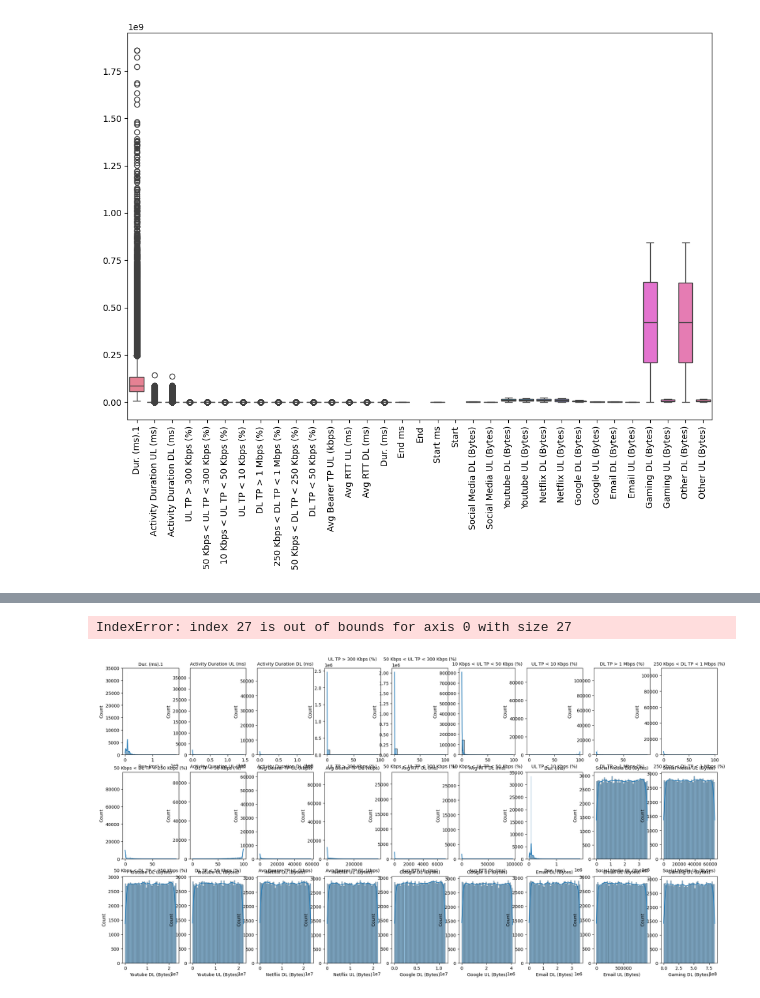
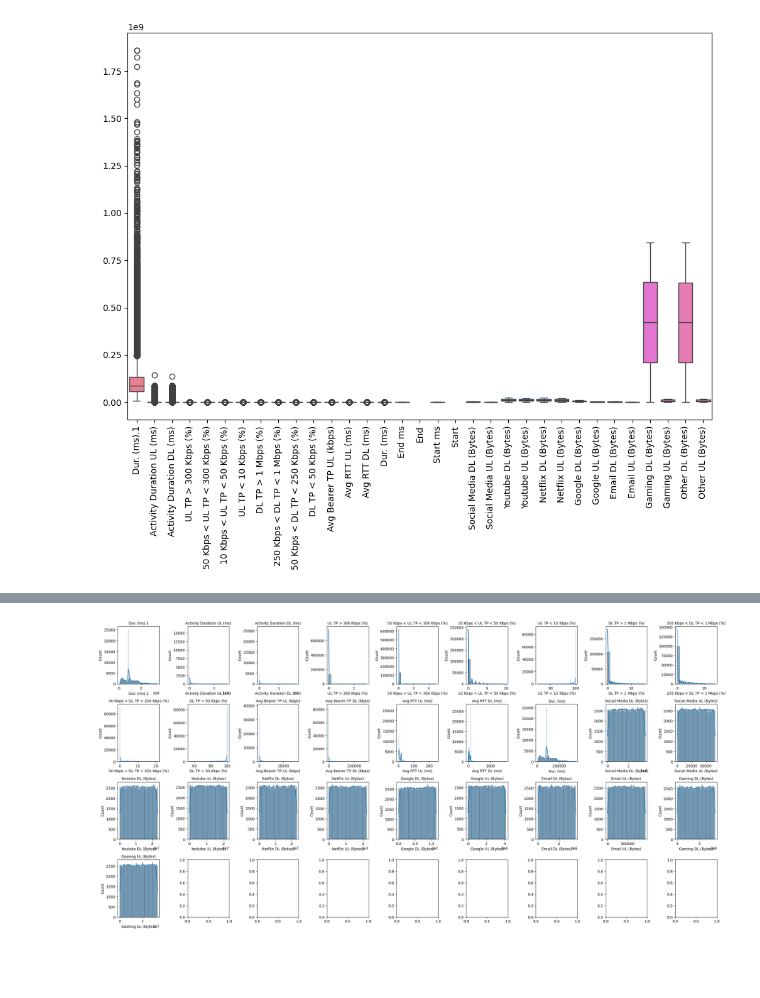
Before and after one commit to Ephrem0001/Telecommunication-dataset-analysis, a Jupyter notebook: notebooks/User_Overview_Analysis.ipynb, the cells around one changed output, grey strips where cells are left out. Drawn from its saved outputs; the diff is of its cells as text; code cells hidden in the pictures; blank space fills up the shorter version.

```diff
--- a/notebooks/User_Overview_Analysis.ipynb
+++ b/notebooks/User_Overview_Analysis.ipynb
@@ -137,0 +75,2 @@ df.shape
+# %%
+df = drop_columns_with_missing_values(df)
@@ -137,0 +79,3 @@ df.shape
+# %%
+df = impute_numerical_columns(df)
+df = df.dropna()
@@ -391,14 +262,0 @@ Number of outliers after treatment: 20748
-# %%
-# Convert all columns to numeric, coercing errors
-df_cleaned = df.apply(pd.to_numeric, errors='coerce')
-
-
-mean_values = df_cleaned.mean()
-median_values = df_cleaned.median()
-std_dev_values = df_cleaned.std()
-variance_values = df_cleaned.var()
-
-print("Mean Values:\n", mean_values)
-print("\n\nMedian Values:\n", median_values)
-print("\n\nStandard Deviation:\n", std_dev_values)
-print("\n\nVariance:\n", variance_values)
@@ -423,36 +300,23 @@ dtype: float64
 # %%
-# Define the figure size and matrix dimensions (3 rows x 9 columns for 27 plots)
-fig, axes = plt.subplots(nrows=3, ncols=9, figsize=(24, 12))
-
-# Flatten the axes for easy iteration
-axes = axes.flatten()
-
 # List of variables to plot (must match number of subplots, 27 in this case)
 variables = ['Dur. (ms).1', 'Activity Duration UL (ms)', 'Activity Duration DL (ms)',
-             'UL TP > 300 Kbps (%)', '50 Kbps < UL TP < 300 Kbps (%)',
-             '10 Kbps < UL TP < 50 Kbps (%)', 'UL TP < 10 Kbps (%)',
-             'DL TP > 1 Mbps (%)', '250 Kbps < DL TP < 1 Mbps (%)',
-             '50 Kbps < DL TP < 250 Kbps (%)', 'DL TP < 50 Kbps (%)',
-             'Avg Bearer TP UL (kbps)', 'Avg Bearer TP DL (kbps)',
-             'Avg RTT UL (ms)', 'Avg RTT DL (ms)', 'Dur. (ms)',
-             'Social Media DL (Bytes)', 'Social Media UL (Bytes)',
-             'Youtube DL (Bytes)', 'Youtube UL (Bytes)',
-             'Netflix DL (Bytes)', 'Netflix UL (Bytes)',
-             'Google DL (Bytes)', 'Google UL (Bytes)',
-             'Email DL (Bytes)', 'Email UL (Bytes)',
-             'Gaming DL (Bytes)', 'Gaming UL (Bytes)']
+    'UL TP > 300 Kbps (%)', '50 Kbps < UL TP < 300 Kbps (%)',
+    '10 Kbps < UL TP < 50 Kbps (%)', 'UL TP < 10 Kbps (%)',
+    'DL TP > 1 Mbps (%)', '250 Kbps < DL TP < 1 Mbps (%)',
+    '50 Kbps < DL TP < 250 Kbps (%)', 'DL TP < 50 Kbps (%)',
+    'Avg Bearer TP UL (kbps)', 'Avg Bearer TP DL (kbps)',
+    'Avg RTT UL (ms)', 'Avg RTT DL (ms)', 'Dur. (ms)',
+    'Social Media DL (Bytes)', 'Social Media UL (Bytes)',
+    'Youtube DL (Bytes)', 'Youtube UL (Bytes)',
+    'Netflix DL (Bytes)', 'Netflix UL (Bytes)',
+    'Google DL (Bytes)', 'Google UL (Bytes)',
+    'Email DL (Bytes)', 'Email UL (Bytes)',
+    'Gaming DL (Bytes)', 'Gaming UL (Bytes)']
 
-# Loop through variables and plot the corresponding graph
-for i, var in enumerate(variables):
-    sns.histplot(df_cleaned[var], kde=True, ax=axes[i])  # Example with Histogram + KDE
-    axes[i].set_title(var, fontsize=10)
-
-# Adjust layout
-plt.tight_layout()
-plt.show()
+# Assuming you have a DataFrame named 'df_cleaned' and the list 'variables' defined
+plot_variable_distributions(df_cleaned, variables)
 # %% [output]
-IndexError: index 27 is out of bounds for axis 0 with size 27
-[figure, old version]
+[figure, new version]
 # %%
 # List of applications to plot against total data (DL + UL)
 applications = ['Social Media DL (Bytes)', 'Social Media UL (Bytes)',
```
Also changed, not shown: parts of 35 cells of this notebook, 2 other files.
